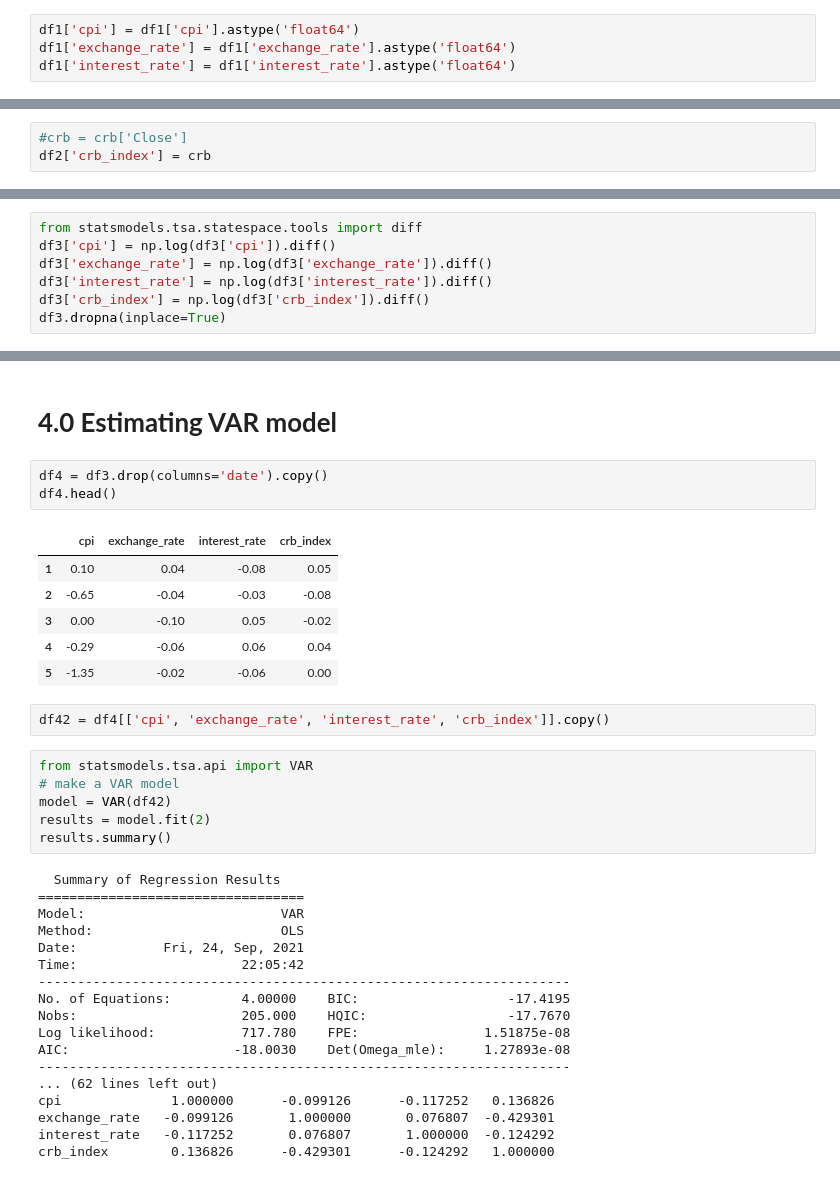
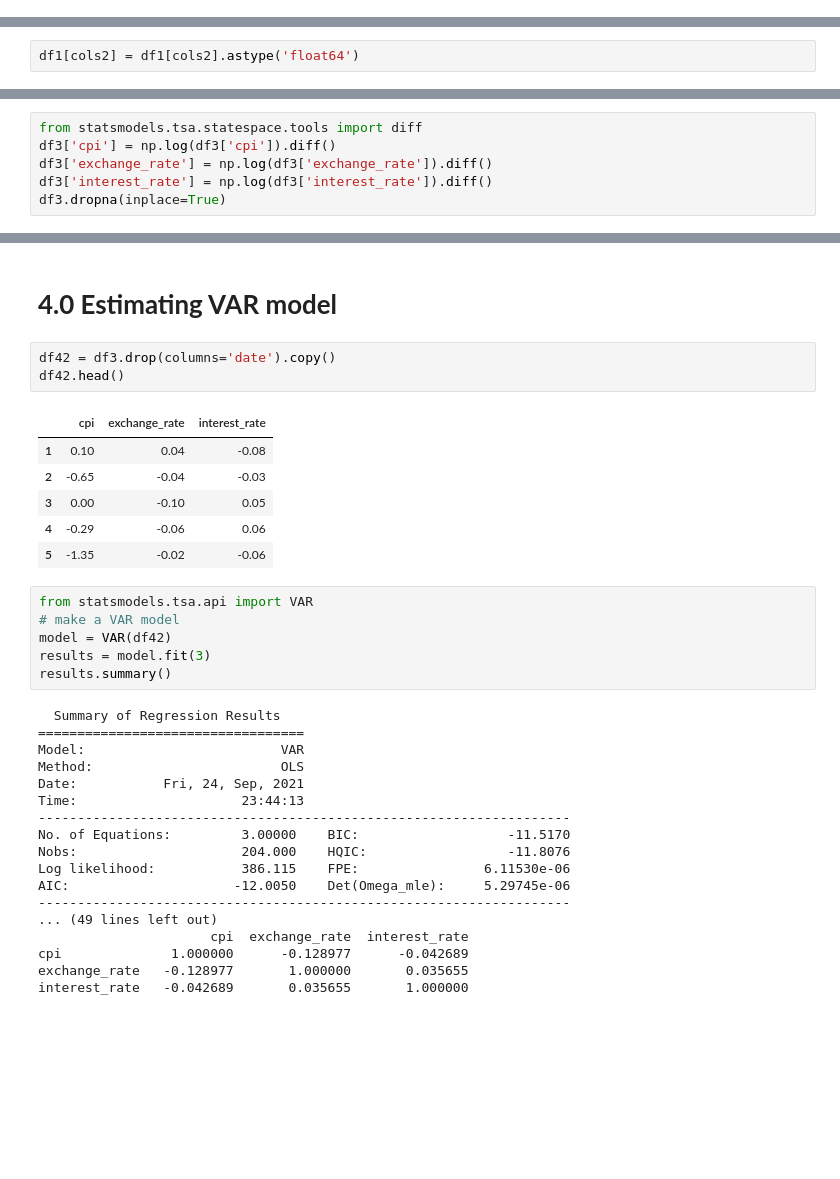
Before and after one commit to joaovictordesouzaduarte/var_model, a Jupyter notebook: notebook/var_forecasting.ipynb, the cells around one changed output, grey strips where cells are left out. Drawn from its saved outputs; the diff is of its cells as text; blank space fills up the shorter version.

```diff
--- a/notebook/var_forecasting.ipynb
+++ b/notebook/var_forecasting.ipynb
@@ -90,10 +92,8 @@ for col in cols:
     df1[col] = df1[col].apply(lambda x: x.replace(',', '.'))
-# %%
-df1['cpi'] = df1['cpi'].astype('float64')
-df1['exchange_rate'] = df1['exchange_rate'].astype('float64')
-df1['interest_rate'] = df1['interest_rate'].astype('float64')
 # %% [markdown]
 ## **1.6 Descriptive Statistical**
+# %%
+df1[cols2] = df1[cols2].astype('float64')
 # %%
 num_attributes = df1.select_dtypes(include = ['int64', 'float64'])
 cat_attributes = df1.select_dtypes( exclude=['int64', 'float64', 'datetime64[ns]'])
@@ -138,6 +138,3 @@ interest_rate           float64
 dtype: object
 # %% [markdown]
 ## **2.1 Plotting series**
-# %%
-#crb = crb['Close']
-df2['crb_index'] = crb
@@ -329,7 +284,6 @@ from statsmodels.tsa.statespace.tools import diff
 df3['cpi'] = np.log(df3['cpi']).diff()
 df3['exchange_rate'] = np.log(df3['exchange_rate']).diff()
 df3['interest_rate'] = np.log(df3['interest_rate']).diff()
-df3['crb_index'] = np.log(df3['crb_index']).diff()
 df3.dropna(inplace=True)
 # %%
 plt.style.use('ggplot')
@@ -383,22 +324,20 @@ p-value: 2.75858002389106e-07
 # %% [markdown]
 # **4.0 Estimating VAR model**
 # %%
-df4 = df3.drop(columns='date').copy()
-df4.head()
+df42 = df3.drop(columns='date').copy()
+df42.head()
 # %% [output]
-|  | cpi | exchange_rate | interest_rate | crb_index |
-| 1 | 0.10 | 0.04 | -0.08 | 0.05 |
-| 2 | -0.65 | -0.04 | -0.03 | -0.08 |
-| 3 | 0.00 | -0.10 | 0.05 | -0.02 |
-| 4 | -0.29 | -0.06 | 0.06 | 0.04 |
-| 5 | -1.35 | -0.02 | -0.06 | 0.00 |
+|  | cpi | exchange_rate | interest_rate |
+| 1 | 0.10 | 0.04 | -0.08 |
+| 2 | -0.65 | -0.04 | -0.03 |
+| 3 | 0.00 | -0.10 | 0.05 |
+| 4 | -0.29 | -0.06 | 0.06 |
+| 5 | -1.35 | -0.02 | -0.06 |
-# %%
-df42 = df4[['cpi', 'exchange_rate', 'interest_rate', 'crb_index']].copy()
 # %%
 from statsmodels.tsa.api import VAR
 # make a VAR model
 model = VAR(df42)
-results = model.fit(2)
+results = model.fit(3)
 results.summary()
 # %% [output]
   Summary of Regression Results
@@ -406,15 +345,15 @@ results.summary()
 Model:                         VAR
 Method:                        OLS
 Date:           Fri, 24, Sep, 2021
-Time:                     22:05:42
+Time:                     23:44:13
 --------------------------------------------------------------------
-No. of Equations:         4.00000    BIC:                   -17.4195
-Nobs:                     205.000    HQIC:                  -17.7670
-Log likelihood:           717.780    FPE:                1.51875e-08
-AIC:                     -18.0030    Det(Omega_mle):     1.27893e-08
+No. of Equations:         3.00000    BIC:                   -11.5170
+Nobs:                     204.000    HQIC:                  -11.8076
+Log likelihood:           386.115    FPE:                6.11530e-06
+AIC:                     -12.0050    Det(Omega_mle):     5.29745e-06
 --------------------------------------------------------------------
-... (62 lines left out)
-cpi              1.000000      -0.099126      -0.117252   0.136826
-exchange_rate   -0.099126       1.000000       0.076807  -0.429301
-interest_rate   -0.117252       0.076807       1.000000  -0.124292
-crb_index        0.136826      -0.429301      -0.124292   1.000000
+... (49 lines left out)
+                      cpi  exchange_rate  interest_rate
+cpi              1.000000      -0.128977      -0.042689
+exchange_rate   -0.128977       1.000000       0.035655
+interest_rate   -0.042689       0.035655       1.000000
```
Also changed, not shown: parts of 33 cells of this notebook, 3 other files.
